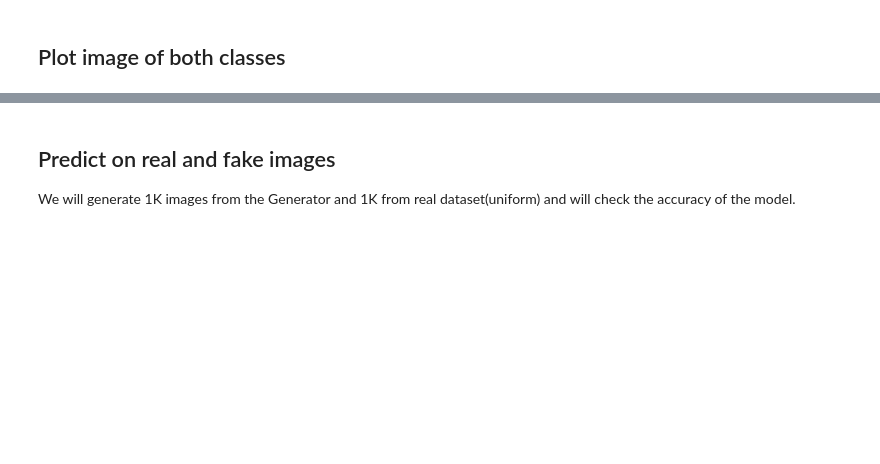
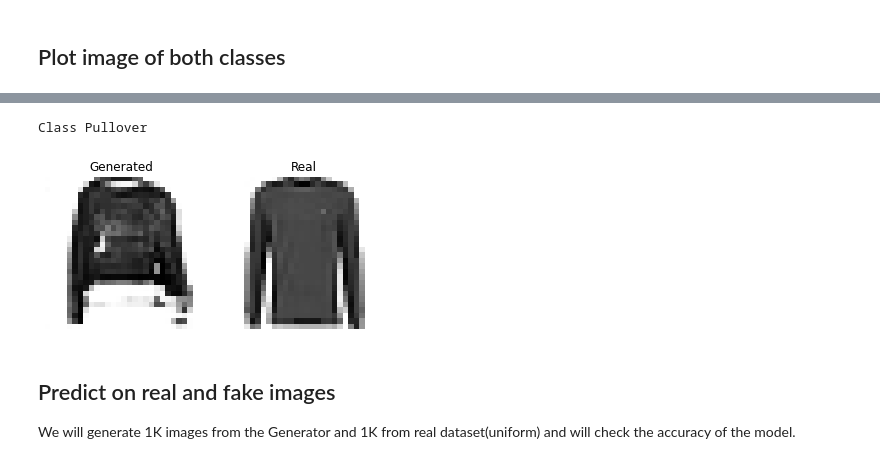
Before and after one commit to vassilispapadop/conditional_gan, a Jupyter notebook: Conditional_GAN.ipynb, the cells around one changed output, grey strips where cells are left out. Cells and saved outputs as stored; diff of their text form; code cells hidden in the pictures; blank space fills up the shorter version.

```diff
--- a/Conditional_GAN.ipynb
+++ b/Conditional_GAN.ipynb
@@ -390,3 +379,19 @@ class T-shirt, Pullover
+# %%
+print(f'Class Pullover')
+target_class = 1
+# generate images
+latent_points, labels = generate_latent_points_by_class(latent_dim, nr_of_samples, target_class)
+
+# generate images
+X  = model.predict([latent_points, labels])
+
+# scale from [-1,1] to [0,1]
+X = (X + 1) / 2.0
+# plot the result
+show_images(X, target_class)
+# %% [output]
+Class Pullover
+[figure, added]
 # %% [markdown]
 ## Predict on real and fake images
 
```
Also changed, not shown: parts of 7 cells of this notebook.
